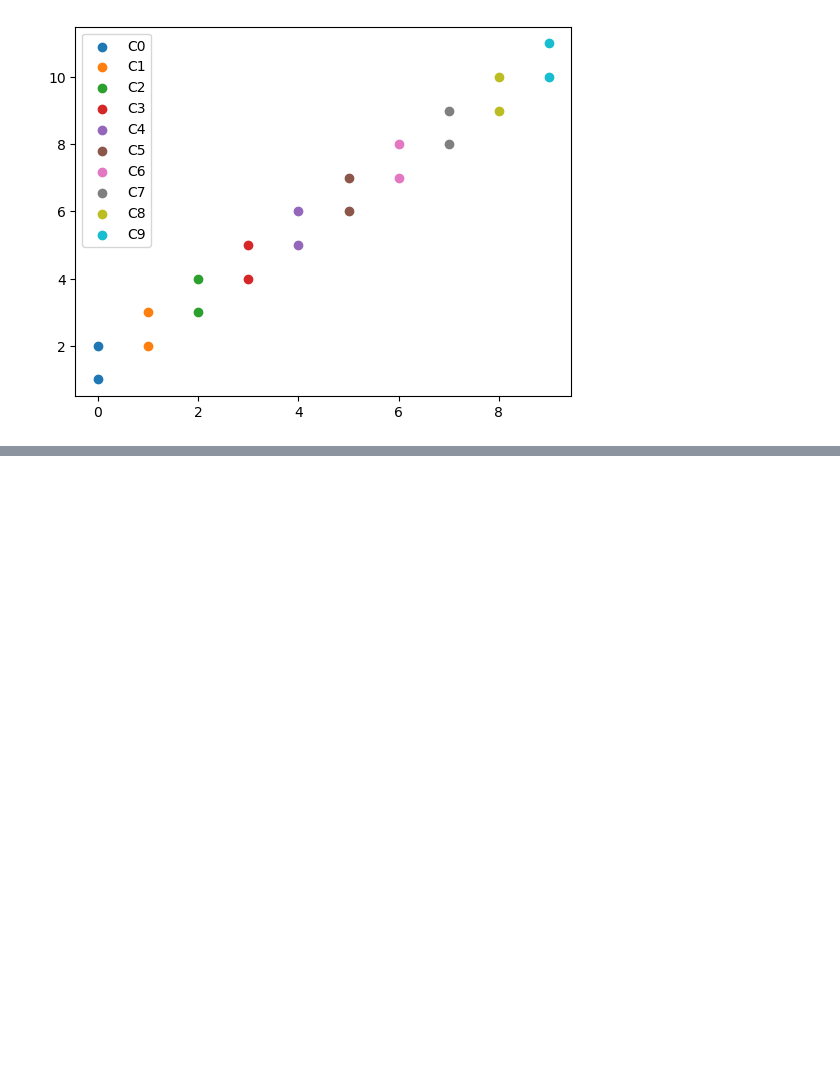
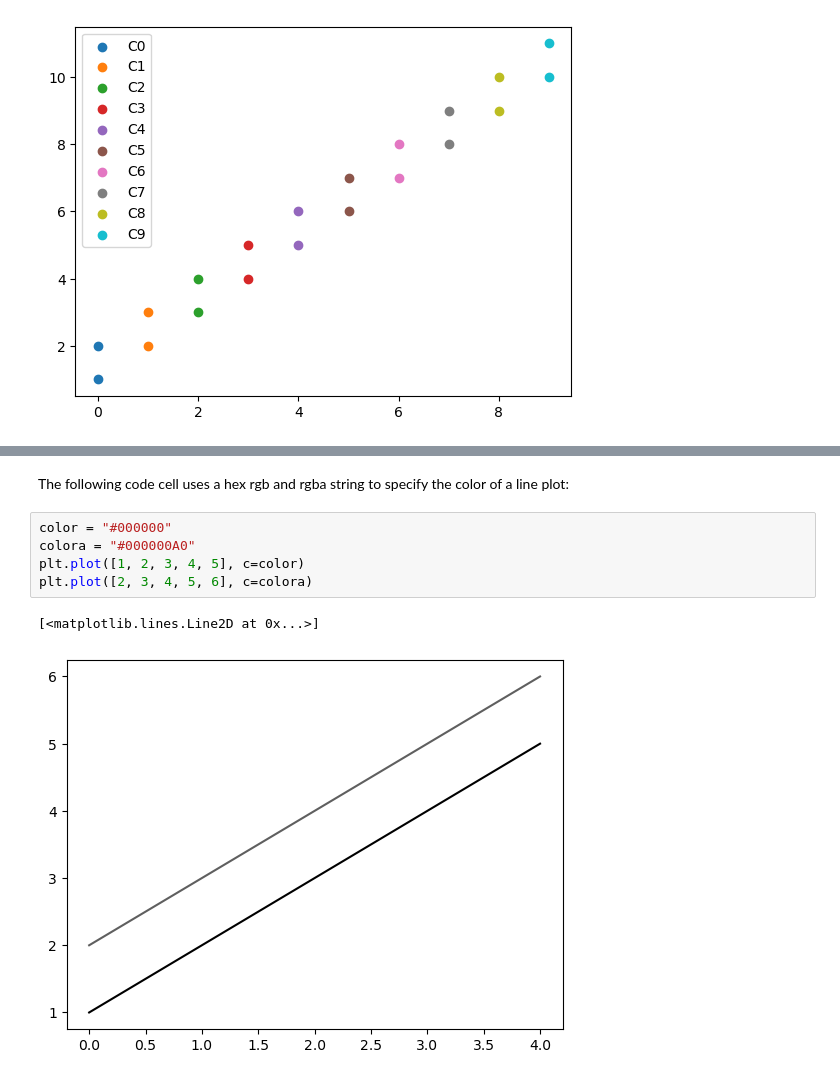
Before and after one commit to francis-ohara/intro-to-data-science, a Jupyter notebook: notebooks/5-matplotlib-exercise.ipynb, the cells around one changed output, grey strips where cells are left out. Cells and saved outputs as stored; diff of their text form; blank space fills up the shorter version.

```diff
--- a/notebooks/5-matplotlib-exercise.ipynb
+++ b/notebooks/5-matplotlib-exercise.ipynb
@@ -821,0 +885,10 @@ plt.show()
+# %% [markdown]
+The following code cell uses a hex rgb and rgba string to specify the color of a line plot:
+# %%
+color = "#000000"
+colora = "#000000A0"
+plt.plot([1, 2, 3, 4, 5], c=color)
+plt.plot([2, 3, 4, 5, 6], c=colora)
+# %% [output]
+[<matplotlib.lines.Line2D at 0x...>]
+[figure, added]
```
Also changed, not shown: parts of 24 cells of this notebook, 1 other file.
